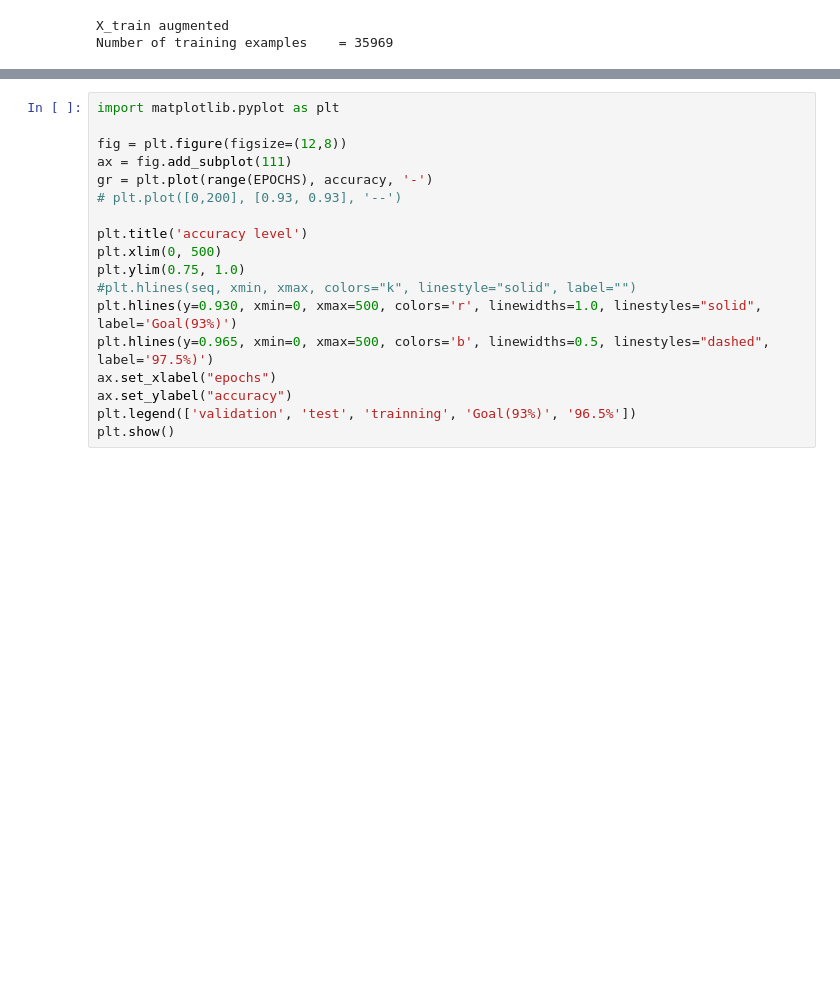
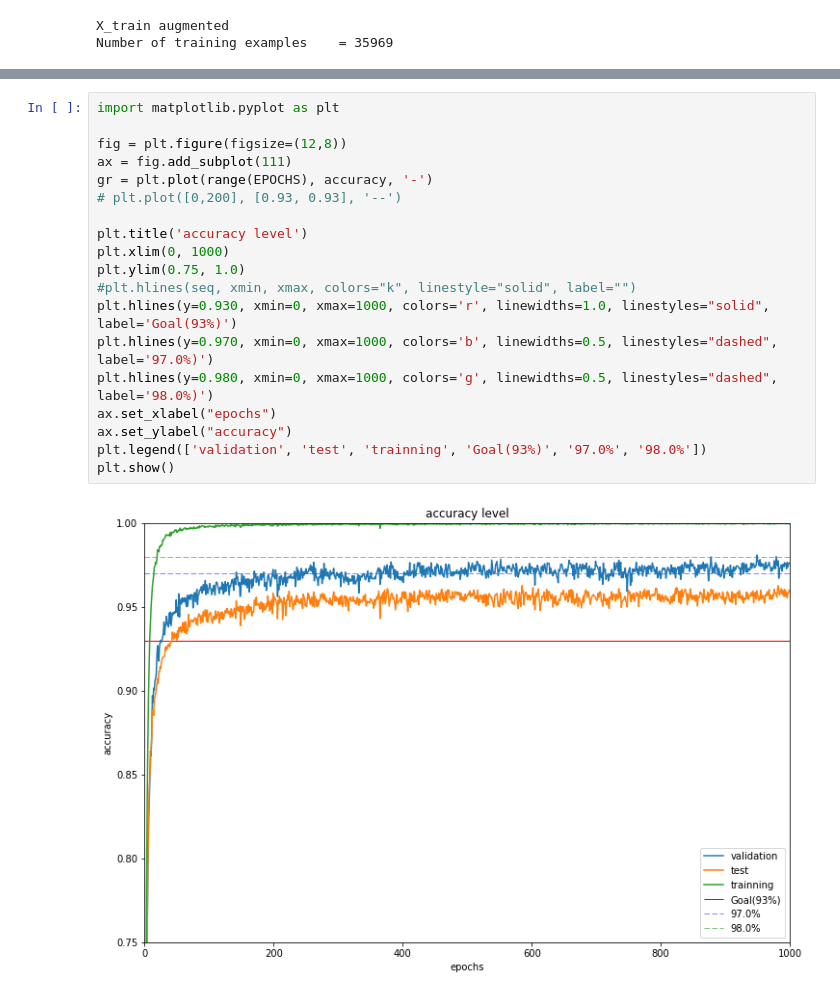
Before and after one commit to somof/CarND-Traffic-Sign-Classifier-Project-work, a Jupyter notebook: Traffic_Sign_Classifier.ipynb, the cells around one changed output, grey strips where cells are left out. Cells and saved outputs as stored; diff of their text form; blank space fills up the shorter version.

```diff
--- a/Traffic_Sign_Classifier.ipynb
+++ b/Traffic_Sign_Classifier.ipynb
@@ -1021,21 +1030,24 @@ EPOCH   1: Validation Accuracy = 0.32086, test Acc = 0.33539, Train Acc = 0.3555
 # %%
 import matplotlib.pyplot as plt
 
 fig = plt.figure(figsize=(12,8))
 ax = fig.add_subplot(111)
 gr = plt.plot(range(EPOCHS), accuracy, '-')
 # plt.plot([0,200], [0.93, 0.93], '--')
 
 plt.title('accuracy level')
-plt.xlim(0, 500)
+plt.xlim(0, 1000)
 plt.ylim(0.75, 1.0)
 #plt.hlines(seq, xmin, xmax, colors="k", linestyle="solid", label="")
-plt.hlines(y=0.930, xmin=0, xmax=500, colors='r', linewidths=1.0, linestyles="solid", label='Goal(93%)')
-plt.hlines(y=0.965, xmin=0, xmax=500, colors='b', linewidths=0.5, linestyles="dashed", label='97.5%)')
+plt.hlines(y=0.930, xmin=0, xmax=1000, colors='r', linewidths=1.0, linestyles="solid", label='Goal(93%)')
+plt.hlines(y=0.970, xmin=0, xmax=1000, colors='b', linewidths=0.5, linestyles="dashed", label='97.0%)')
+plt.hlines(y=0.980, xmin=0, xmax=1000, colors='g', linewidths=0.5, linestyles="dashed", label='98.0%)')
 ax.set_xlabel("epochs")
 ax.set_ylabel("accuracy")
-plt.legend(['validation', 'test', 'trainning', 'Goal(93%)', '96.5%'])
+plt.legend(['validation', 'test', 'trainning', 'Goal(93%)', '97.0%', '98.0%'])
 plt.show()
+# %% [output]
+[figure, added]
 # %% [markdown]
 ---
 
```
Also changed, not shown: parts of 3 cells of this notebook, 2 other files.
